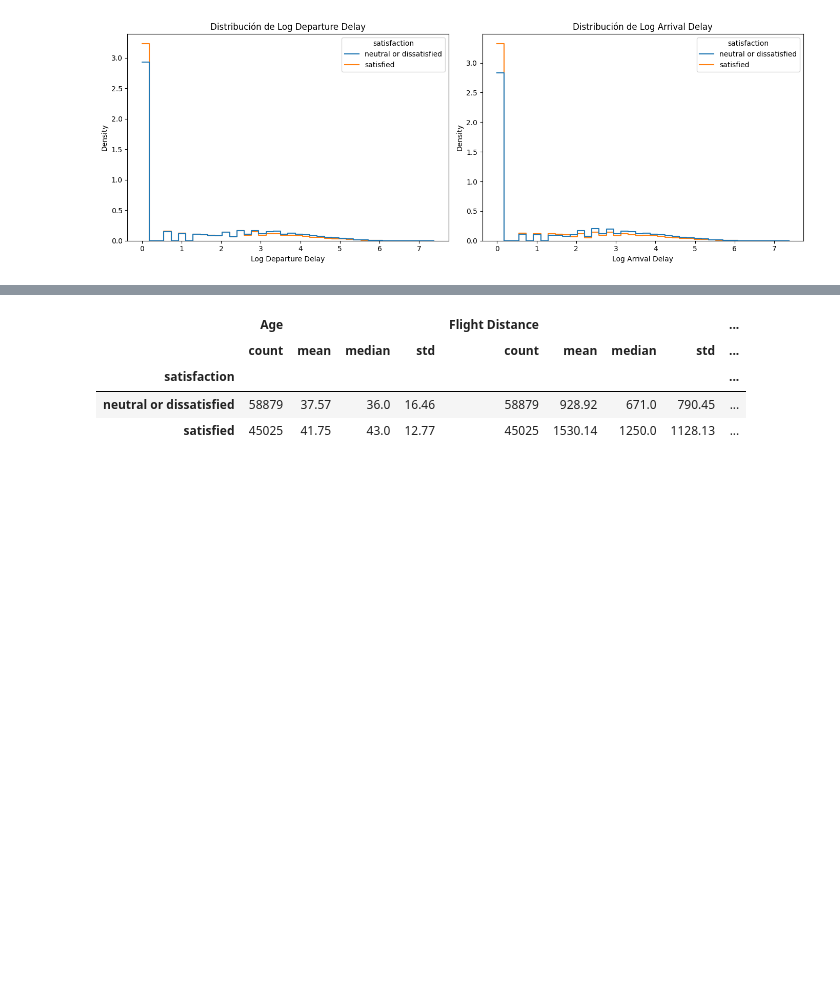
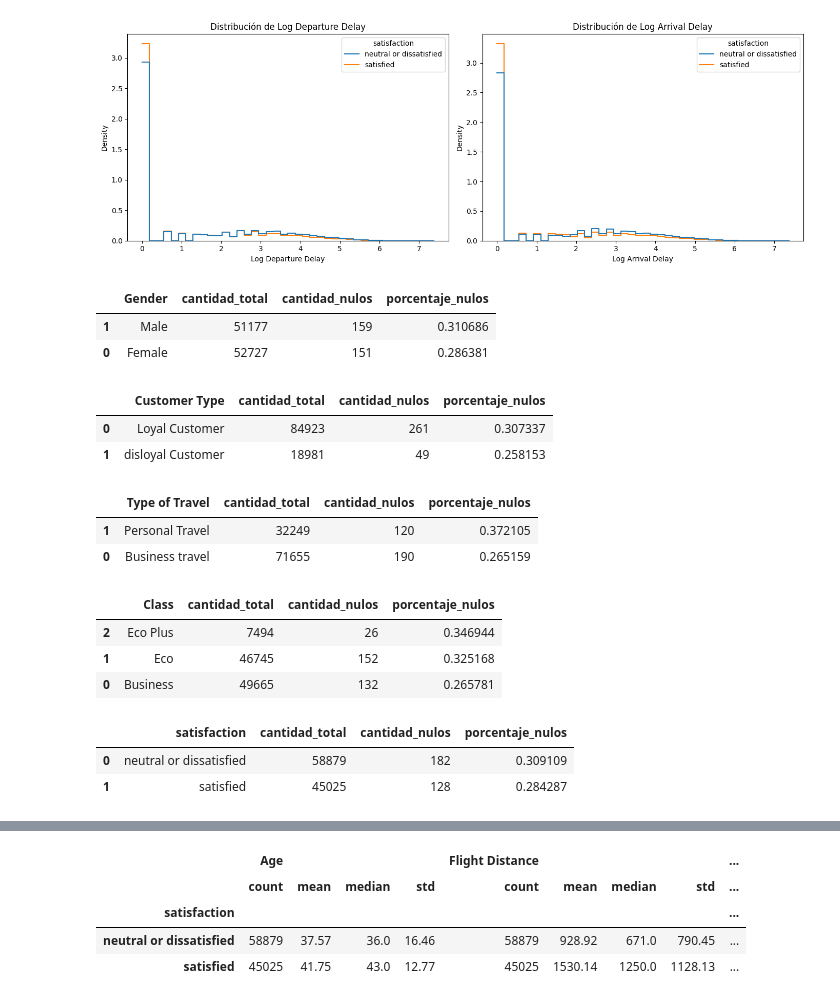
Before and after one commit to FIUBA-Posgrado-Inteligencia-Artificial/aprMaqI_CEIA, a Jupyter notebook: trabajo_practico/eda_airline_passenger.ipynb, the cells around one changed output, grey strips where cells are left out. Cells and saved outputs as stored; diff of their text form; code cells hidden in the pictures; blank space fills up the shorter version.

```diff
--- a/trabajo_practico/eda_airline_passenger.ipynb
+++ b/trabajo_practico/eda_airline_passenger.ipynb
@@ -706,3 +710,58 @@ plt.tight_layout()
 plt.show()
 # %% [output]
 [figure]
+# %%
+def get_null_groups(df, group_col, target_col):
+    result = (
+        df.groupby(group_col, observed=True)[target_col]
+        .agg(
+            cantidad_total="size",
+            cantidad_nulos=lambda x: x.isna().sum()
+        )
+        .reset_index()
+    )
+
+    result["porcentaje_nulos"] = (
+        result["cantidad_nulos"]
+        / result["cantidad_total"]
+        * 100
+    )
+
+    return result.sort_values(
+        "porcentaje_nulos",
+        ascending=False
+    )
+# %%
+group_columns = [
+    "Gender",
+    "Customer Type",
+    "Type of Travel",
+    "Class",
+    "satisfaction"
+]
+
+for col in group_columns:
+    display(
+        get_null_groups(
+            df_train,
+            col,
+            "Arrival Delay in Minutes"
+        )
+    )
+# %% [output]
+|  | Gender | cantidad_total | cantidad_nulos | porcentaje_nulos |
+| 1 | Male | 51177 | 159 | 0.310686 |
+| 0 | Female | 52727 | 151 | 0.286381 |
+|  | Customer Type | cantidad_total | cantidad_nulos | porcentaje_nulos |
+| 0 | Loyal Customer | 84923 | 261 | 0.307337 |
+| 1 | disloyal Customer | 18981 | 49 | 0.258153 |
+|  | Type of Travel | cantidad_total | cantidad_nulos | porcentaje_nulos |
+| 1 | Personal Travel | 32249 | 120 | 0.372105 |
+| 0 | Business travel | 71655 | 190 | 0.265159 |
+|  | Class | cantidad_total | cantidad_nulos | porcentaje_nulos |
+| 2 | Eco Plus | 7494 | 26 | 0.346944 |
+| 1 | Eco | 46745 | 152 | 0.325168 |
+| 0 | Business | 49665 | 132 | 0.265781 |
+|  | satisfaction | cantidad_total | cantidad_nulos | porcentaje_nulos |
+| 0 | neutral or dissatisfied | 58879 | 182 | 0.309109 |
+| 1 | satisfied | 45025 | 128 | 0.284287 |
```
Also changed, not shown: parts of 4 cells of this notebook.
